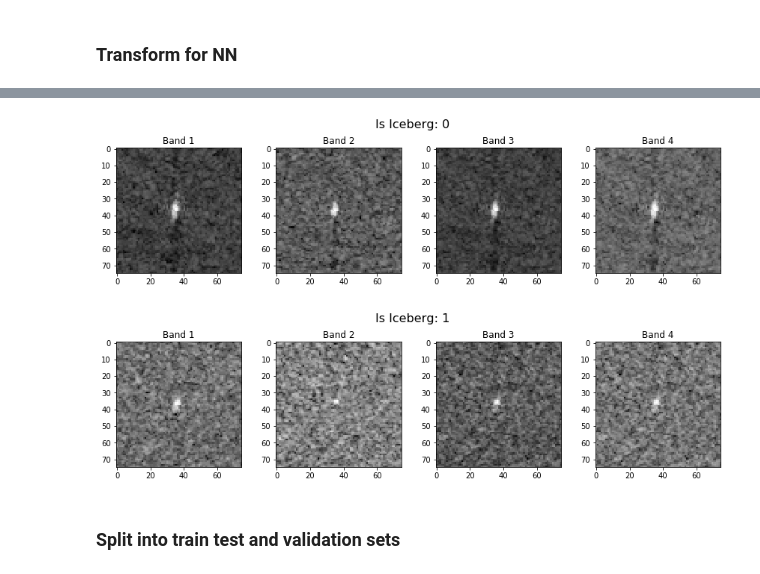
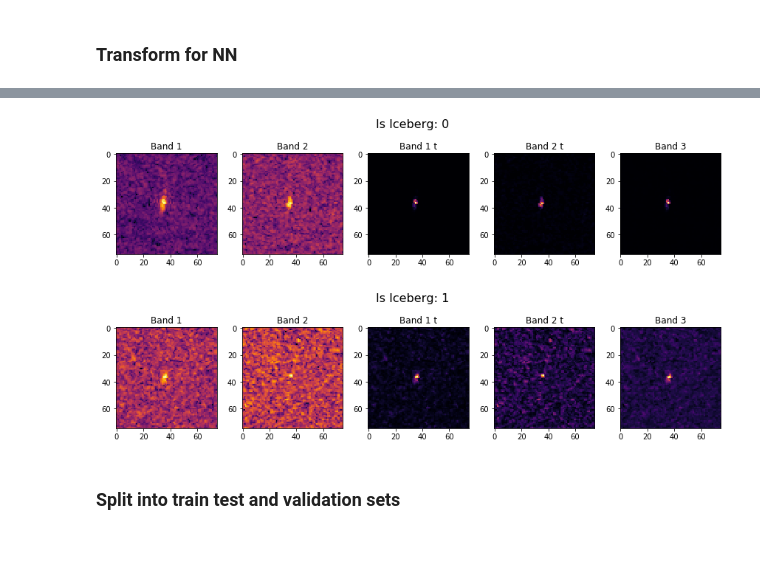
Before and after one commit to MarekKZielinski/Statoil-C-CORE-Iceberg-Classifier-Challenge, a Jupyter notebook: Iceberg-notebook.ipynb, the cells around one changed output, grey strips where cells are left out. Saved outputs shown, nothing was run; the diff lists cells and outputs as text; code cells hidden in the pictures; blank space fills up the shorter version.

Commit message:
Functional model All bands + difference + angle metadata

```diff
--- a/Iceberg-notebook.ipynb
+++ b/Iceberg-notebook.ipynb
@@ -110,0 +88,25 @@ X.shape
+# %%
+def get_bands(train_df):
+    max_col = np.array(train_df.apply(lambda x: max((max(train_df.loc[x.name,'band_1']),max(train_df.loc[x.name,'band_2']))),axis=1)) - 10
+    max_col2 = max_col.reshape(-1,1) * np.ones(75*75).reshape(1,75*75)
+    max_col2 = max_col2.reshape(-1,75,75)
+
+    band_1 = np.array(train_df['band_1'].tolist()).reshape(-1,75,75) - max_col2
+    band_2 = np.array(train_df['band_2'].tolist()).reshape(-1,75,75) - max_col2
+    band_1_t = 10**(band_1/10)
+    band_2_t = 10**(band_2/10)
+    band_1_t = np.where(band_1_t > 0.01, band_1_t, 0)
+    band_2_t = np.where(band_2_t > 0.01, band_2_t, 0)
+    band_3 = band_1_t - band_2_t
+    X = np.stack((band_1,band_2,band_1_t,band_2_t),axis=3)
+
+    return band_1, band_2, band_1_t, band_2_t, band_3, X
+# %%
+band_1, band_2, band_1_t, band_2_t, band_3, X = get_bands(train_df)
+plt.hist(band_1.flatten(), bins=200, color="red", alpha=0.4)
+plt.hist(band_2.flatten(), bins=200, color="blue", alpha=0.4)
+plt.show()
+
+plt.hist(band_1[train_df[train_df['is_iceberg']==0].index[:3]].flatten(), bins=50, color="orange", alpha=0.4)
+plt.hist(band_1[train_df[train_df['is_iceberg']==1].index[:3]].flatten(), bins=50, color="green", alpha=0.4)
+plt.show()
@@ -127,24 +148,27 @@ print(X.std())
 # %%
 def plot_bands(index, cmap="gray"):
     fig = plt.figure(figsize=(12,6))
     fig.suptitle("Is Iceberg: %x" % (train_df.loc[index,'is_iceberg']), fontsize=16)
-    ax1 = fig.add_subplot(241)
+    ax1 = fig.add_subplot(251)
     ax1.set_title("Band 1")
     ax1.imshow(band_1[index], cmap=cmap)
-    ax2 = fig.add_subplot(242)
+    ax2 = fig.add_subplot(252)
     ax2.set_title("Band 2")
     ax2.imshow(band_2[index], cmap=cmap)
-    ax3 = fig.add_subplot(243)
+    ax3 = fig.add_subplot(253)
+    ax3.set_title("Band 1 t")
+    ax3.imshow(band_1_t[index], cmap=cmap)
+    ax3 = fig.add_subplot(254)
+    ax3.set_title("Band 2 t")
+    ax3.imshow(band_2_t[index], cmap=cmap)
+    ax3 = fig.add_subplot(255)
     ax3.set_title("Band 3")
     ax3.imshow(band_3[index], cmap=cmap)
-    ax3 = fig.add_subplot(244)
-    ax3.set_title("Band 4")
-    ax3.imshow(band_4[index], cmap=cmap)
     fig.tight_layout(rect=[0, 0.03, 1, 0.95])
     plt.show()
 
-plot_bands(0,cmap="gray")
-plot_bands(2,cmap="gray")
+plot_bands(0,cmap="inferno")
+plot_bands(2,cmap="inferno")
 # %% [output]
-[figure, old version]
+[figure, new version]
-[figure, old version]
+[figure, new version]
```
Also changed, not shown: parts of 37 cells of this notebook.
